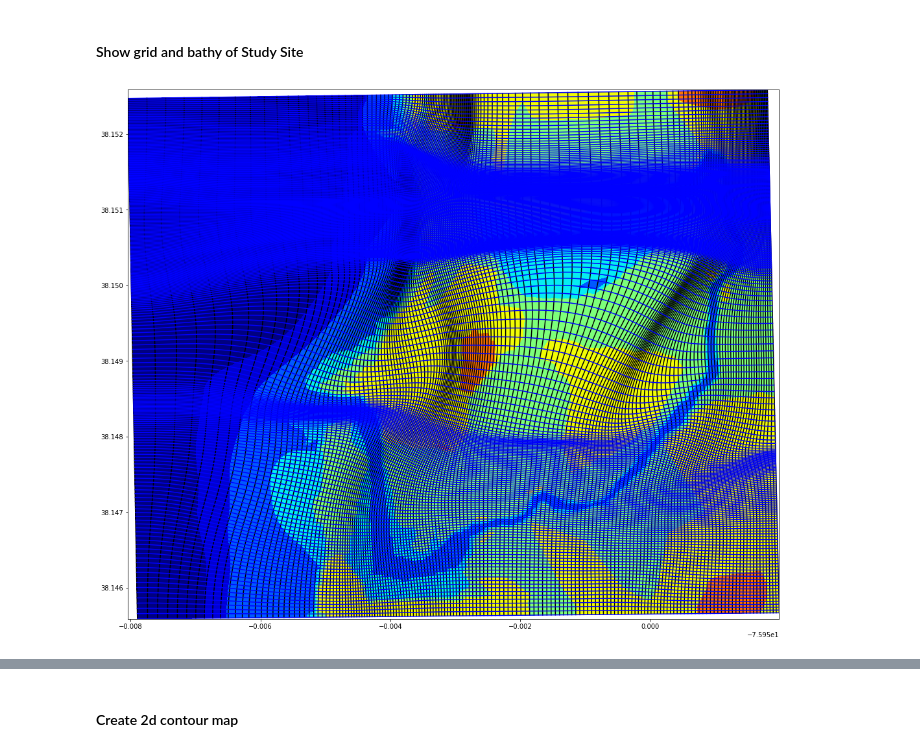
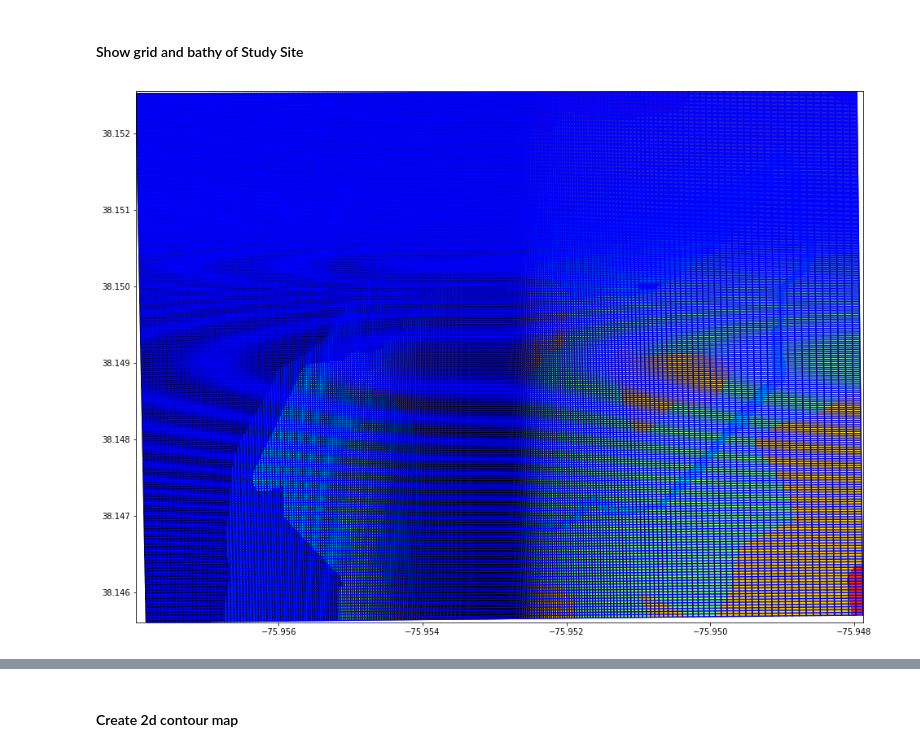
Before and after one commit to yangzhangfeng/xbeach, a Jupyter notebook: xbeach_python/post_process_2d.ipynb, the cells around one changed output, grey strips where cells are left out. Cells and saved outputs as stored; diff of their text form; code cells hidden in the pictures.

```diff
--- a/xbeach_python/post_process_2d.ipynb
+++ b/xbeach_python/post_process_2d.ipynb
@@ -20,7 +21,7 @@ from IPython.display import IFrame
 #### Initialize Paths
 # %%
 root = pl.Path(r'Z:\Users\Tyler\projects\TNC\modeling\2d')
-xb = nc4.Dataset(str(root / 'april30' / 'xboutput_vege.nc'))
+xb = nc4.Dataset(str(root / 'med_res' / 'xboutput.nc'))
 root2 = pl.Path(r'Z:\Project_TNC\3_Field\2_Data\2_Processed')
 hobos = root2 / '1_hobo' / 'di_20180912_20181205'
 # %% [markdown]
@@ -36,15 +37,15 @@ v = xb.variables['v'][:]
 # %% [markdown]
 #### Show grid and bathy of Study Site
 # %%
-fig,ax = plt.subplots(figsize=(18,15))
+fig,ax = plt.subplots(figsize=(16,12))
 ax.plot(x,y,'k')
 ax.plot(x.transpose(),y.transpose(),'b')
 ax.contourf(x,y,z[0,:,:],cmap='jet',vmin=-1.5,vmax=2)
 ax.set_xlim([x.min(),x.max()])
 ax.set_ylim([y.min(),y.max()])
 plt.show()
 # %% [output]
-[figure, old version]
+[figure, new version]
 # %%
 m = xbeach.interactive_grid(38.15,-75.9,y,x,z[0,:,:])
 m.save(outfile='map.html')
```
Also changed, not shown: parts of 10 cells of this notebook.
